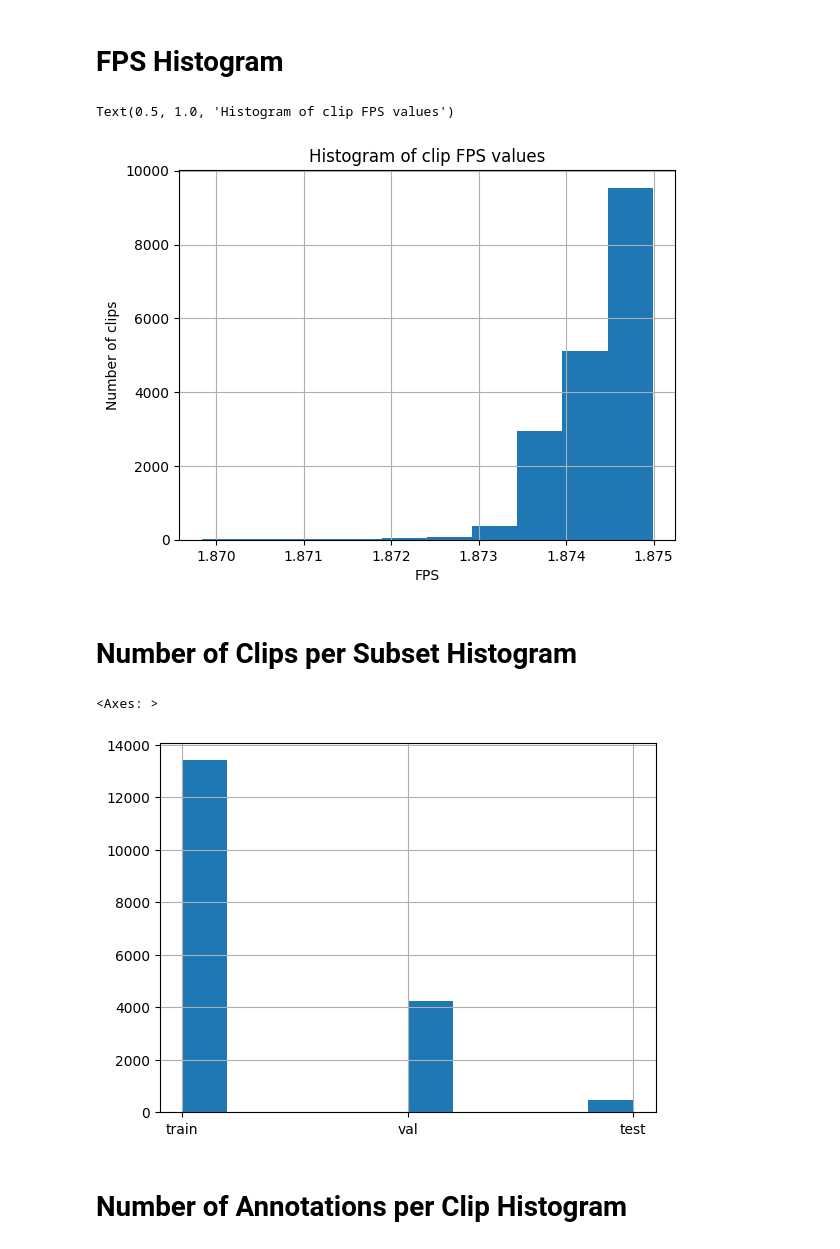
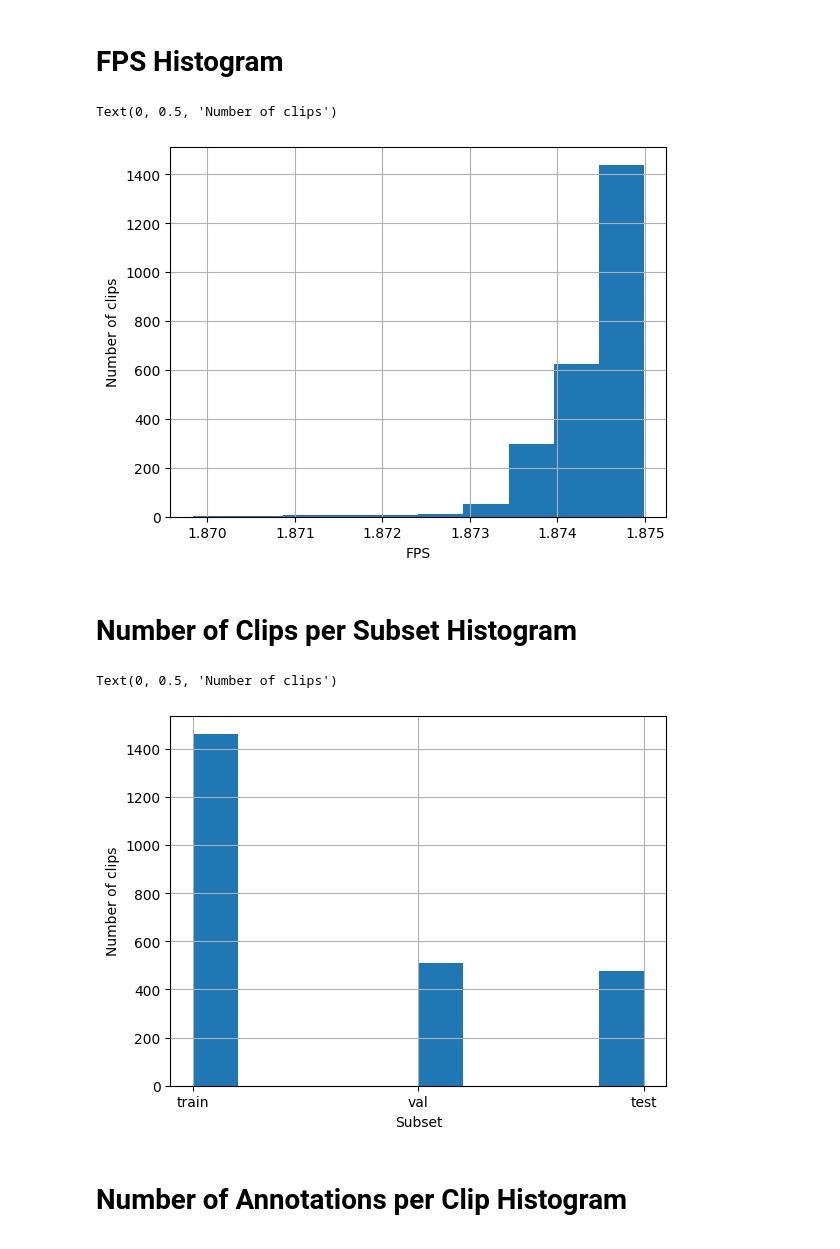
Before and after one commit to ardarslan/egocentric-video-understanding, a Jupyter notebook: scripts/03_analyze_annotations/analyze_annotations.ipynb, the cells around one changed output. Drawn from its saved outputs; the diff is of its cells as text; code cells hidden in the pictures.

```diff
--- a/scripts/03_analyze_annotations/analyze_annotations.ipynb
+++ b/scripts/03_analyze_annotations/analyze_annotations.ipynb
@@ -29,20 +29,21 @@ annotations_df = pd.DataFrame(data=annotations_data, columns=["subset", "label",
 # %% [markdown]
 # FPS Histogram
 # %%
-annotations_df["fps"].hist(bins=10)
+annotations_df.drop_duplicates(subset=["clip_id"])["fps"].hist(bins=10)
 plt.xlabel("FPS")
 plt.ylabel("Number of clips")
-plt.title("Histogram of clip FPS values")
 # %% [output]
-Text(0.5, 1.0, 'Histogram of clip FPS values')
+Text(0, 0.5, 'Number of clips')
-[figure, old version]
+[figure, new version]
 # %% [markdown]
 # Number of Clips per Subset Histogram
 # %%
-annotations_df["subset"].hist()
+annotations_df.drop_duplicates(subset=["clip_id"])["subset"].hist()
+plt.xlabel("Subset")
+plt.ylabel("Number of clips")
 # %% [output]
-<Axes: >
+Text(0, 0.5, 'Number of clips')
-[figure, old version]
+[figure, new version]
 # %% [markdown]
 # Number of Annotations per Clip Histogram
 # %%
```
Also changed, not shown: parts of 12 cells of this notebook, 6 other files.
